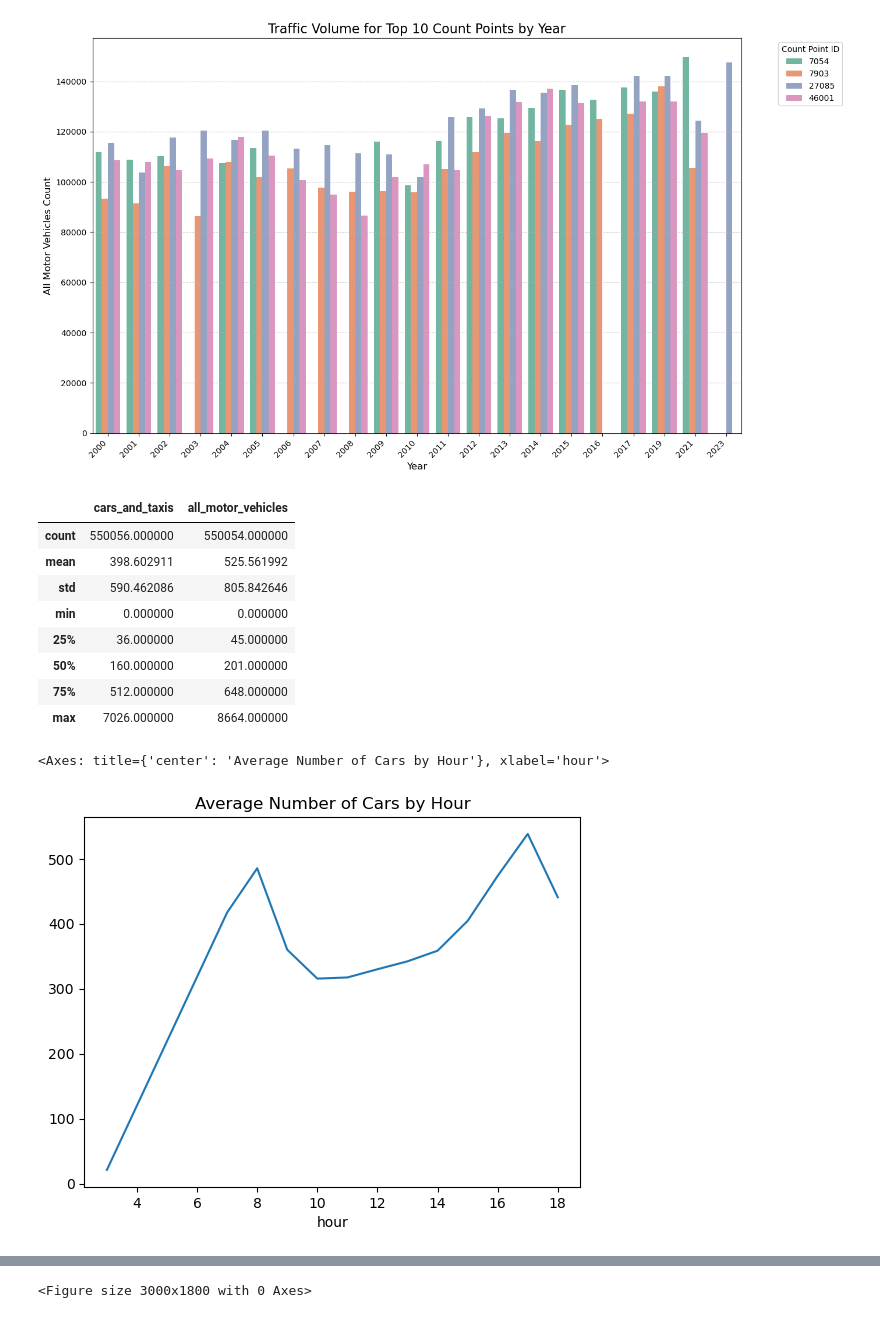
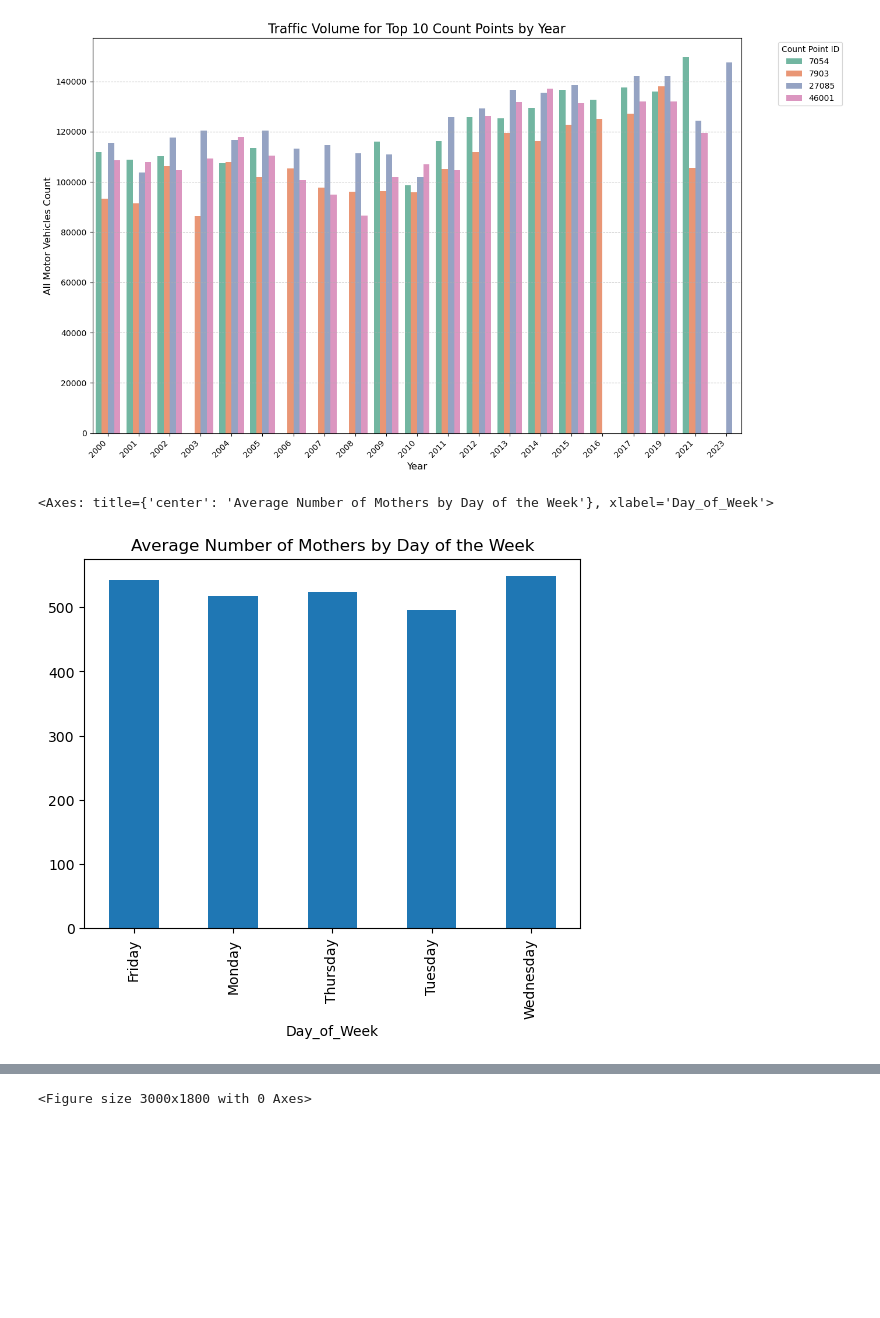
Before and after one commit to Emillia-rosette/traffic-volume-analysis, a Jupyter notebook: notebooks/01-data-loading-cleaning.ipynb, the cells around one changed output, grey strips where cells are left out. Drawn from its saved outputs; the diff is of its cells as text; code cells hidden in the pictures; blank space fills up the shorter version.

```diff
--- a/notebooks/01-data-loading-cleaning.ipynb
+++ b/notebooks/01-data-loading-cleaning.ipynb
@@ -468,26 +468,8 @@ plt.tight_layout()
 plt.show()
 # %% [output]
 [figure]
-# %%
-# Traffic Periods: Create a column for traffic periods (e.g., morning rush, evening rush) based on the hour column.
-pd_raw_count['Traffic_Period'] = pd.cut(pd_raw_count['hour'],
-                                        bins=[0, 6, 10, 16, 19, 24],
-                                        labels=['Night', 'Morning_Rush', 'Day', 'Evening_Rush', 'Late_Night'],
-                                        right=False)
-# %%
-pd_raw_count[['cars_and_taxis', 'all_motor_vehicles']].describe()
-# %% [output]
-|  | cars_and_taxis | all_motor_vehicles |
-| count | 550056.000000 | 550054.000000 |
-| mean | 398.602911 | 525.561992 |
-| std | 590.462086 | 805.842646 |
-| min | 0.000000 | 0.000000 |
-| 25% | 36.000000 | 45.000000 |
-| 50% | 160.000000 | 201.000000 |
-| 75% | 512.000000 | 648.000000 |
-| max | 7026.000000 | 8664.000000 |
 # %%
-pd_raw_count.groupby('hour')['cars_and_taxis'].mean().plot(kind='line', title='Average Number of Cars by Hour')
+pd_raw_count.groupby('Day_of_Week')['all_motor_vehicles'].mean().plot(kind='bar', title='Average Number of Mothers by Day of the Week')
 # %% [output]
-<Axes: title={'center': 'Average Number of Cars by Hour'}, xlabel='hour'>
+<Axes: title={'center': 'Average Number of Mothers by Day of the Week'}, xlabel='Day_of_Week'>
-[figure, old version]
+[figure, new version]
```
Also changed, not shown: parts of 8 cells of this notebook.
